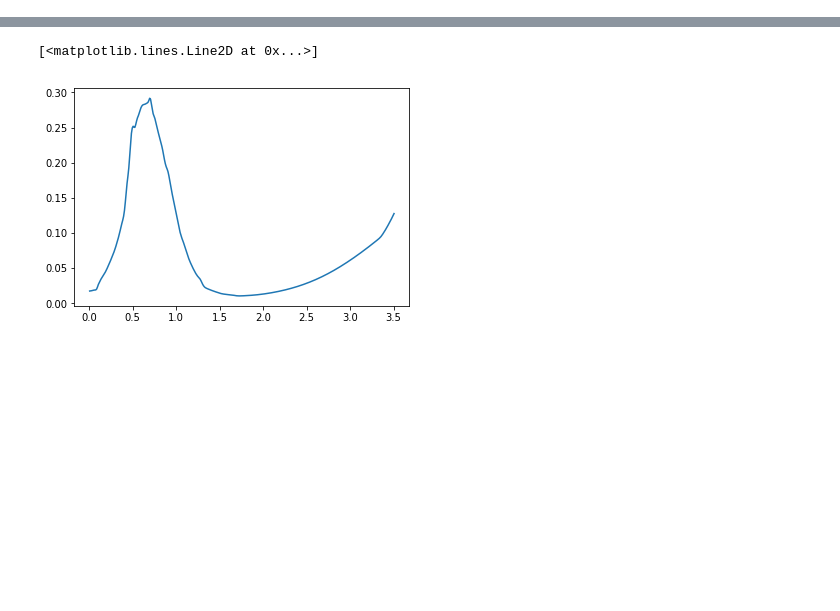
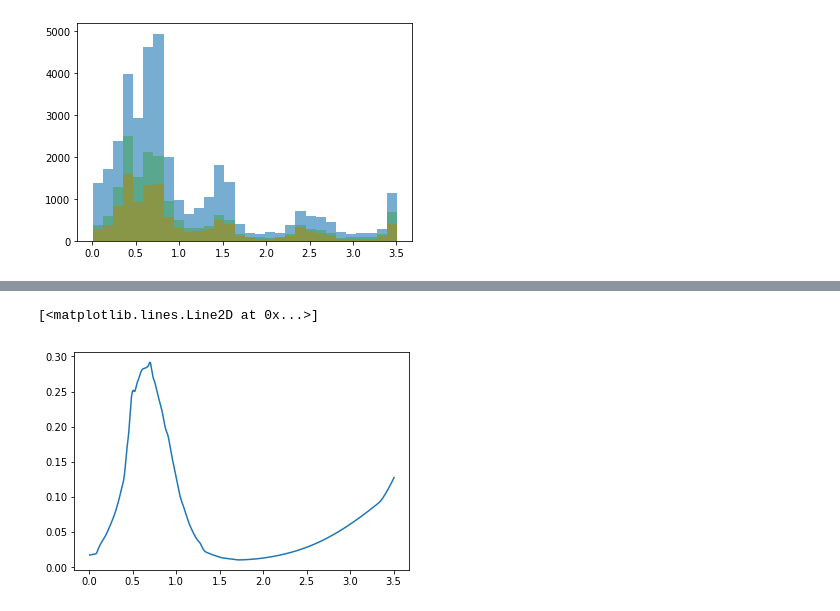
Before and after one commit to rbgdet/CSPZ, a Jupyter notebook: notebooks/ProbsViewer.ipynb, the cells around one changed output, grey strips where cells are left out. Cells and saved outputs as stored; diff of their text form; code cells hidden in the pictures; blank space fills up the shorter version.

Commit message:
plots for WAVG s/g cuts

```diff
--- a/notebooks/ProbsViewer.ipynb
+++ b/notebooks/ProbsViewer.ipynb
@@ -6,6 +9,25 @@ import h5py
+# %%
+filename = '/home/raulteixeira/scratch-midway2/CosmicShearData/bpztiles/output/pzs/pz_sg_DES1201-4040_finer.h5'
+with h5py.File(filename) as f:
+    data1={}
+    for key in list(f.keys()):
+            data1[key] = np.array(f[key])
+# %%
+filename = '/home/raulteixeira/scratch-midway2/CosmicShearData/bpztiles/output/pzs/pz_sg_DES1155-3749_finer.h5'
+with h5py.File(filename) as f:
+    data2={}
+    for key in list(f.keys()):
+            data2[key] = np.array(f[key])
 # %%
 filename = '/home/raulteixeira/scratch-midway2/CosmicShearData/bpztiles/output/pzs/pz_gold_DES1155-3749_finer.h5'
 with h5py.File(filename) as f:
-    data={}
+    data_old={}
     for key in list(f.keys()):
-            data[key] = np.array(f[key])
+            data_old[key] = np.array(f[key])
+# %%
+plt.hist(data1['Z_ML'], bins=30, alpha=.6)
+plt.hist(data2['Z_ML'], bins=30, alpha=.6)
+plt.hist(data_old['Z_ML'], bins=30, alpha=.4)
+plt.show()
+# %% [output]
+[figure, added]
```
Also changed, not shown: parts of 6 cells of this notebook, 2 other files.
